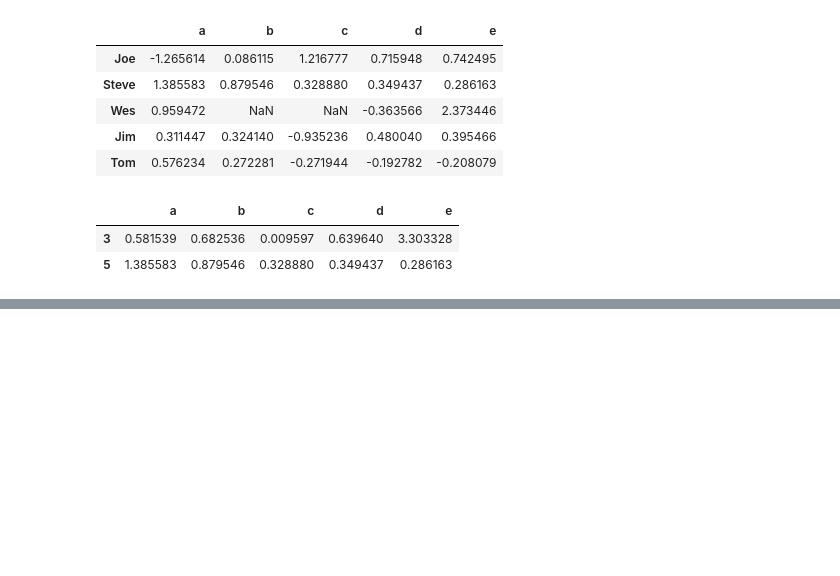
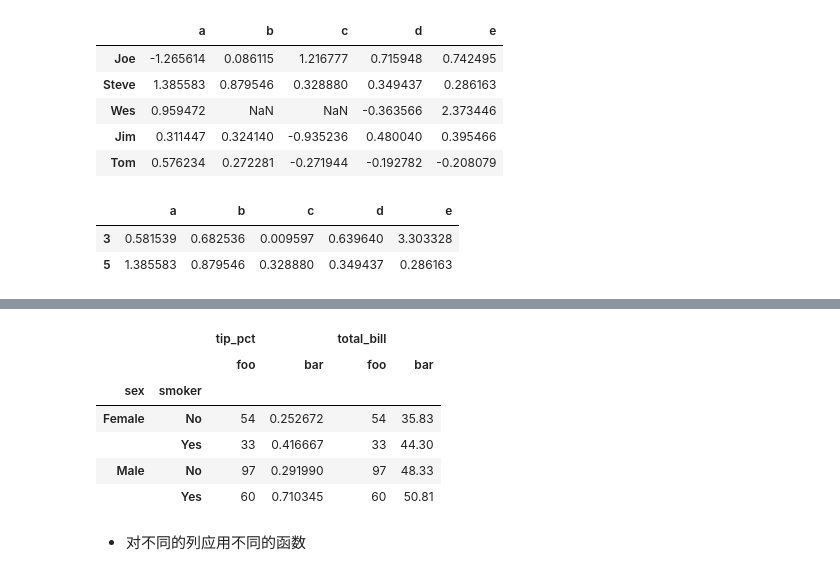
Before and after one commit to gt-sun/data_analysis, a Jupyter notebook: pandas/groupby.ipynb, the cells around one changed output, grey strips where cells are left out. Drawn from its saved outputs; the diff is of its cells as text; code cells hidden in the pictures; blank space fills up the shorter version.

```diff
--- a/pandas/groupby.ipynb
+++ b/pandas/groupby.ipynb
@@ -265,0 +371,13 @@ people.groupby(len).sum()
+# %%
+functions = [('foo','count'), ('bar','max')]  #这里也可以指定列名
+grouped['tip_pct','total_bill'].agg(functions)
+# %% [output]
+|  |  | tip_pct |  | total_bill |  |
+|  |  | foo | bar | foo | bar |
+| sex | smoker |  |  |  |  |
+| Female | No | 54 | 0.252672 | 54 | 35.83 |
+|  | Yes | 33 | 0.416667 | 33 | 44.30 |
+| Male | No | 97 | 0.291990 | 97 | 48.33 |
+|  | Yes | 60 | 0.710345 | 60 | 50.81 |
+# %% [markdown]
+- 对不同的列应用不同的函数
```
Also changed, not shown: parts of 31 cells of this notebook.
